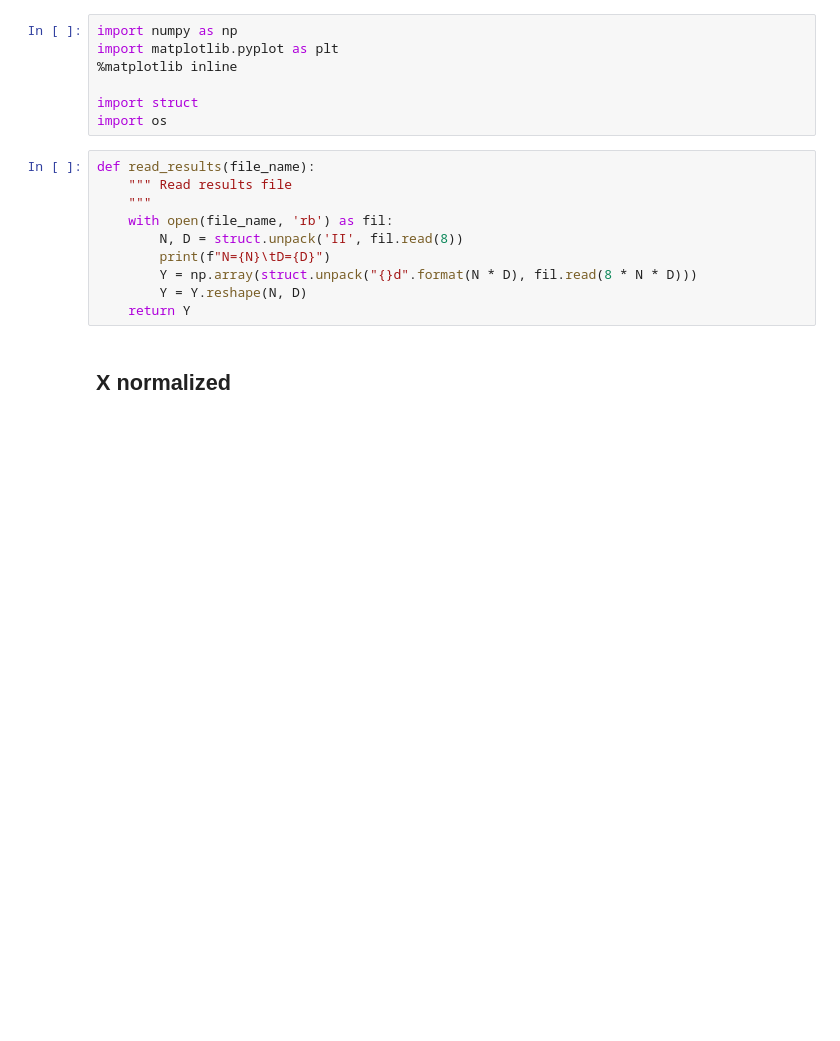
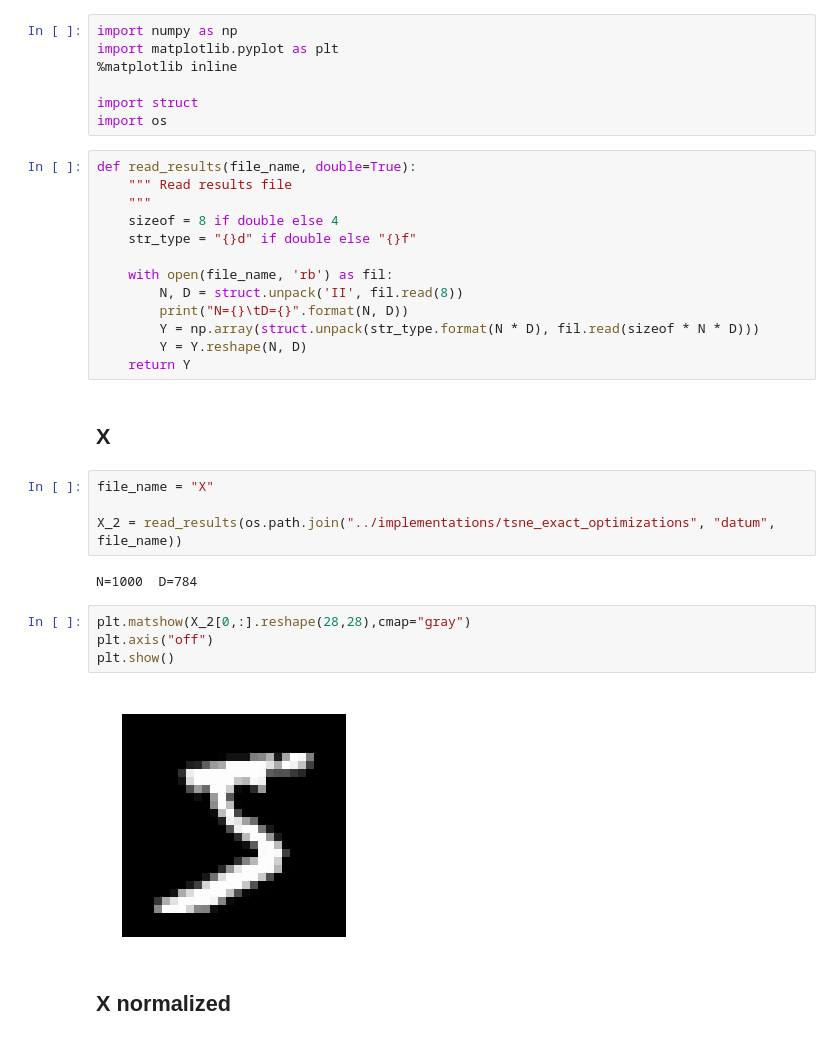
Before and after one commit to albertomontesg/fast-tsne, a Jupyter notebook: code/numerical_check/numerical_checking.ipynb, the cells around one changed output. Drawn from its saved outputs; the diff is of its cells as text; blank space fills up the shorter version.

```diff
--- a/code/numerical_check/numerical_checking.ipynb
+++ b/code/numerical_check/numerical_checking.ipynb
@@ -8,15 +8,32 @@ import matplotlib.pyplot as plt
 import struct
 import os
 # %%
-def read_results(file_name):
+def read_results(file_name, double=True):
     """ Read results file
     """
+    sizeof = 8 if double else 4
+    str_type = "{}d" if double else "{}f"
+
     with open(file_name, 'rb') as fil:
         N, D = struct.unpack('II', fil.read(8))
-        print(f"N={N}\tD={D}")
-        Y = np.array(struct.unpack("{}d".format(N * D), fil.read(8 * N * D)))
+        print("N={}\tD={}".format(N, D))
+        Y = np.array(struct.unpack(str_type.format(N * D), fil.read(sizeof * N * D)))
         Y = Y.reshape(N, D)
     return Y
+# %% [markdown]
+## X
+# %%
+file_name = "X"
+
+X_2 = read_results(os.path.join("../implementations/tsne_exact_optimizations", "datum", file_name))
+# %% [output]
+N=1000  D=784
+# %%
+plt.matshow(X_2[0,:].reshape(28,28),cmap="gray")
+plt.axis("off")
+plt.show()
+# %% [output]
+[figure, added]
 # %% [markdown]
 ## X normalized
 # %%
```
Also changed, not shown: parts of 14 cells of this notebook, 15 other files.
